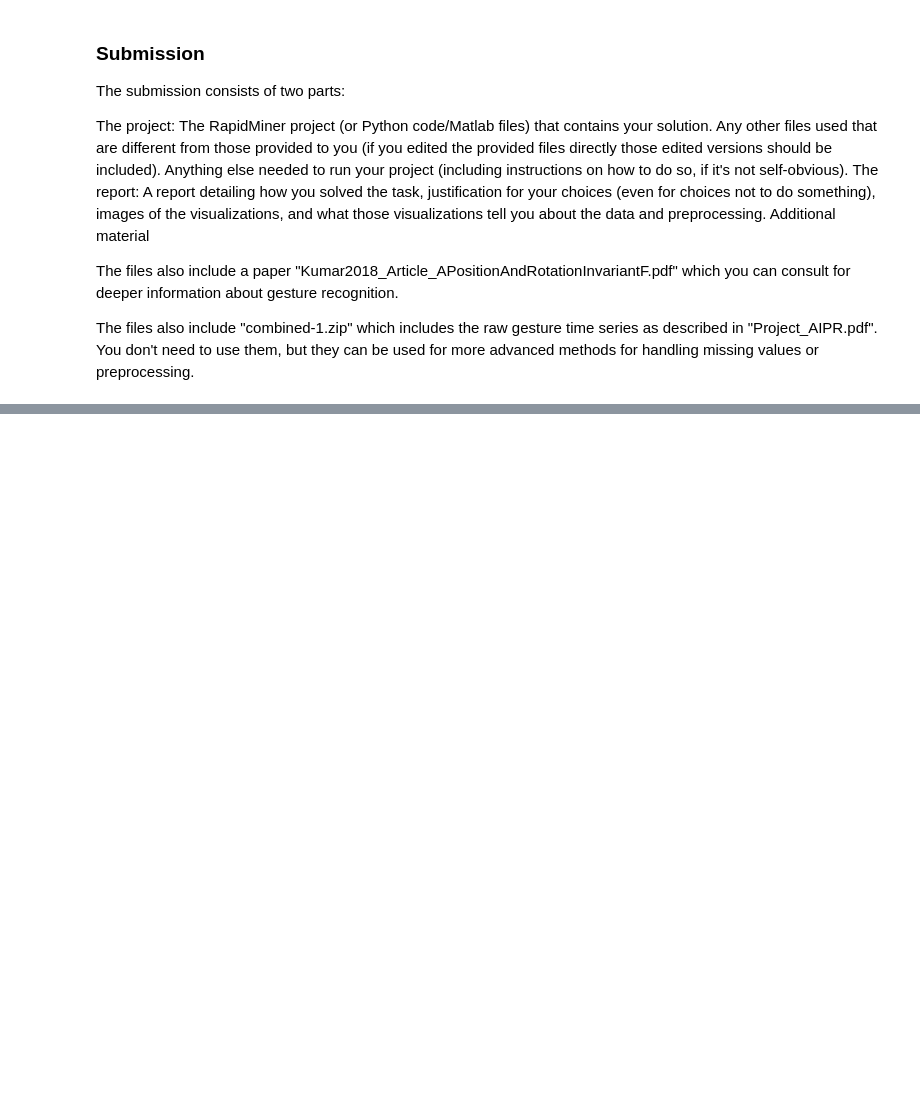
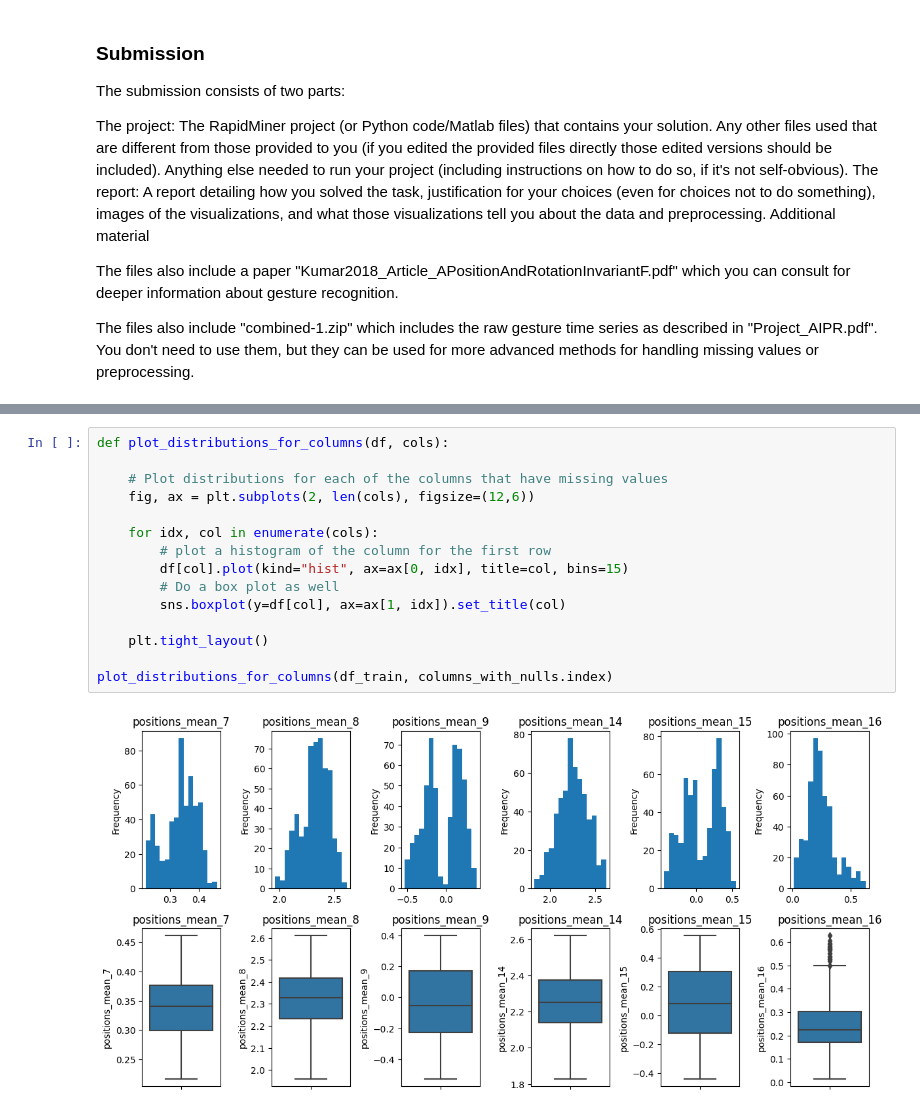
Before and after one commit to viktorparipas92/D7062E-projectgroup-10, a Jupyter notebook: Task1/KÅ/Task1.ipynb, the cells around one changed output, grey strips where cells are left out. Drawn from its saved outputs; the diff is of its cells as text; blank space fills up the shorter version.

```diff
--- a/Task1/KÅ/Task1.ipynb
+++ b/Task1/KÅ/Task1.ipynb
@@ -115,0 +150,17 @@ Column positions_mean_16 min min 0.013729695 max 0.627298416 mean 0.244831977020
+# %%
+def plot_distributions_for_columns(df, cols):
+
+    # Plot distributions for each of the columns that have missing values
+    fig, ax = plt.subplots(2, len(cols), figsize=(12,6))
+
+    for idx, col in enumerate(cols):
+        # plot a histogram of the column for the first row
+        df[col].plot(kind="hist", ax=ax[0, idx], title=col, bins=15)
+        # Do a box plot as well
+        sns.boxplot(y=df[col], ax=ax[1, idx]).set_title(col)
+
+    plt.tight_layout()
+
+plot_distributions_for_columns(df_train, columns_with_nulls.index)
+# %% [output]
+[figure, added]
```
Also changed, not shown: parts of 24 cells of this notebook, 2 other files.
